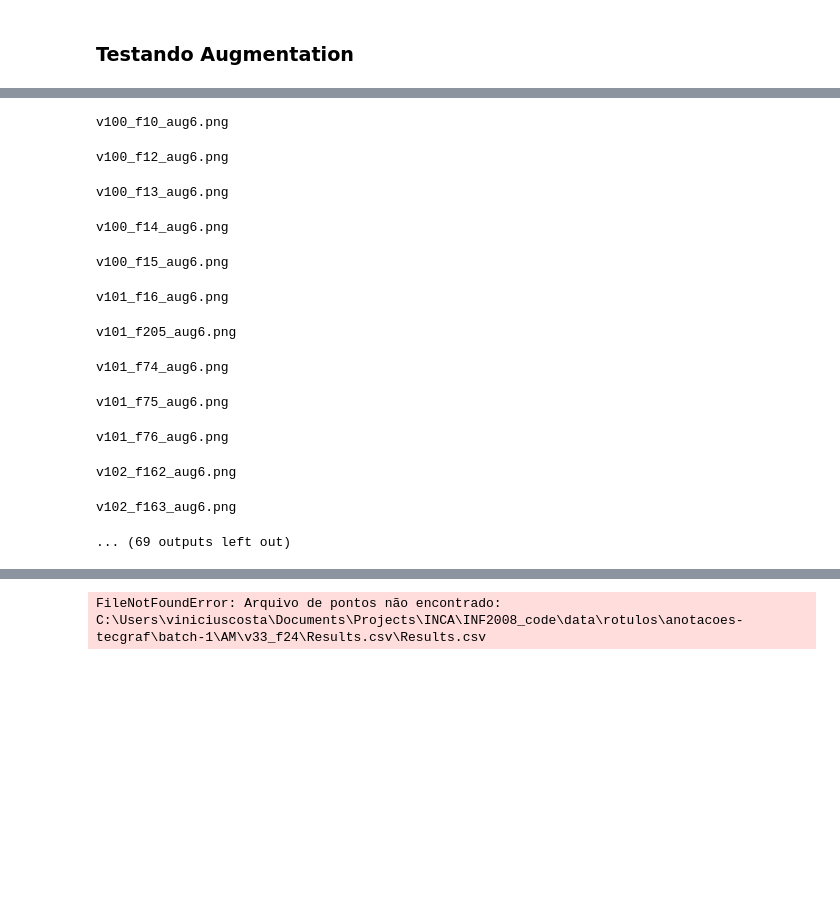
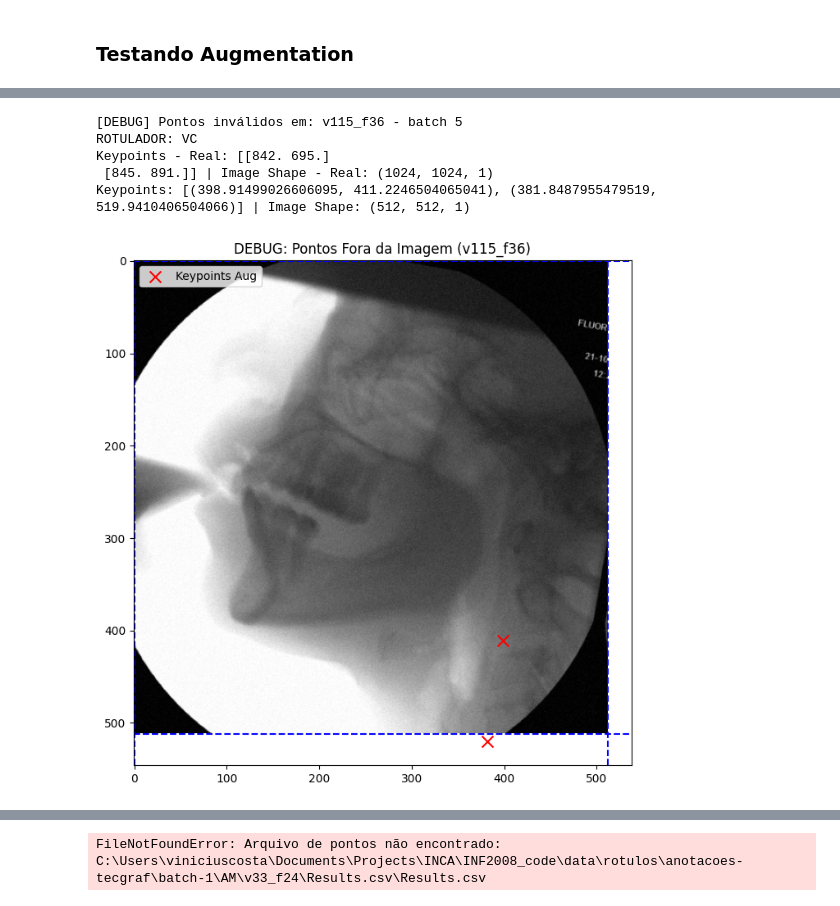
Before and after one commit to Vinicius0300/INF2008_code, a Jupyter notebook: notebook_teste.ipynb, the cells around one changed output, grey strips where cells are left out. Cells and saved outputs as stored; diff of their text form; code cells hidden in the pictures; blank space fills up the shorter version.

```diff
--- a/notebook_teste.ipynb
+++ b/notebook_teste.ipynb
@@ -54,40 +85,32 @@ data.plot_sample(1, False, True, True)
 # %%
 # Criando df com augmentation (salvando as imagens)
 
 transform_offline = A.Compose([
-    A.Resize(512, 512),
-
     A.PixelDropout(dropout_prob = 0.01, p = 0.5),
     A.ShiftScaleRotate(shift_limit = 0.06, scale_limit = 0.1, rotate_limit = 10, p = 0.5),
     A.Perspective(scale=(0.01, 0.02), keep_size=True, fit_output=False, p=0.5),
     A.CropAndPad(px=(-30, 30), p=0.5),
     A.AdvancedBlur(blur_limit= (3, 15), rotate_limit= (-90, 90), beta_limit= (0.5, 8.0), noise_limit= (0.9, 1.1), p= 0.5),
 
     A.RandomBrightnessContrast(p=0.5),                      # Brilho de Contraste
     A.GaussNoise(var_limit=(00.0, 100.0), mean=0, p=0.5),   # Ruído Gaussiano
-
+    A.Resize(512, 512)
 ],
 keypoint_params=A.KeypointParams(format='xy', remove_invisible=False)
 )
 
 new_rows_df = generate_offline_dataset(video_frame_df,
                                        transform_offline,
                                        save_dir="data/frames_augmentation",
-                                       n_aug=2)
+                                       n_aug=2,
+                                       debug=True)
 # %% [output]
-v100_f10_aug6.png
+[DEBUG] Pontos inválidos em: v115_f36 - batch 5
+ROTULADOR: VC
+Keypoints - Real: [[842. 695.]
+ [845. 891.]] | Image Shape - Real: (1024, 1024, 1)
+Keypoints: [(398.91499026606095, 411.2246504065041), (381.8487955479519, 519.9410406504066)] | Image Shape: (512, 512, 1)
-v100_f12_aug6.png
-v100_f13_aug6.png
-v100_f14_aug6.png
-v100_f15_aug6.png
-v101_f16_aug6.png
-v101_f205_aug6.png
-v101_f74_aug6.png
-v101_f75_aug6.png
-v101_f76_aug6.png
-v102_f162_aug6.png
-v102_f163_aug6.png
-... (69 outputs left out)
+[figure, added]
 # %%
 # VFSSImageDataset com offline augmentation
 transform = A.Compose([A.Resize(512, 512)],
```
Also changed, not shown: parts of 3 cells of this notebook, 8 other files.
